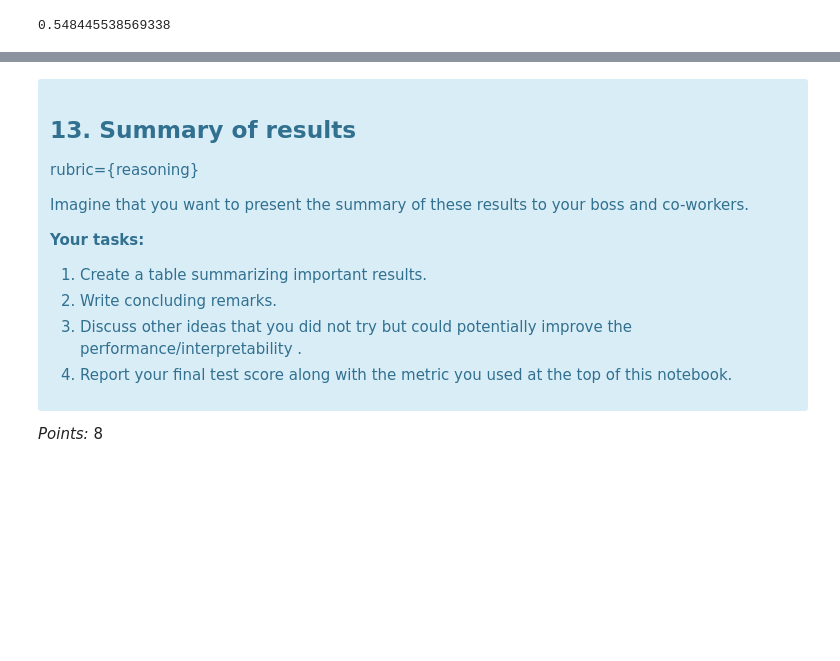
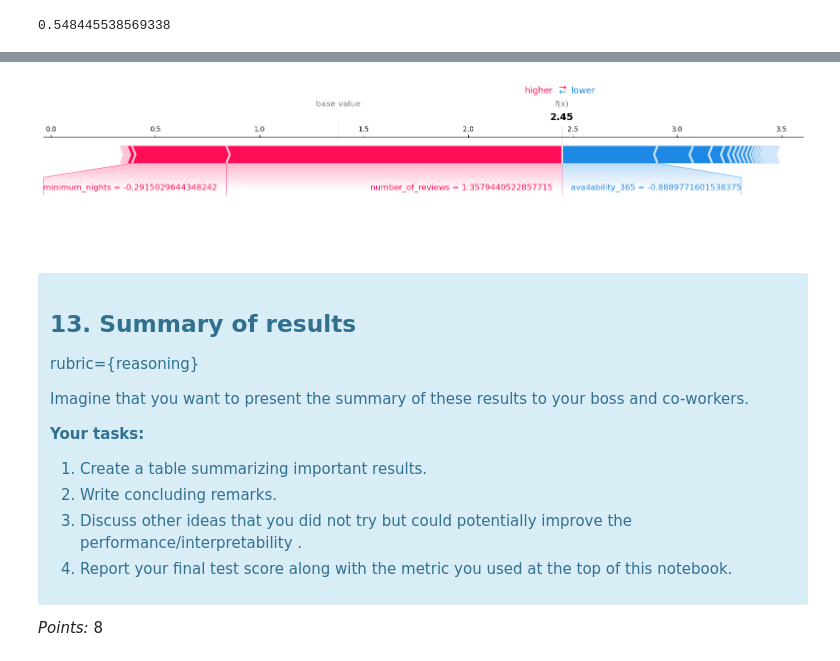
Before and after one commit to UBC-MDS/lab4_bnb_morris_eric, a Jupyter notebook: lab4.ipynb, the cells around one changed output, grey strips where cells are left out. Cells and saved outputs as stored; diff of their text form; code cells hidden in the pictures; blank space fills up the shorter version.

```diff
--- a/lab4.ipynb
+++ b/lab4.ipynb
@@ -688,3 +728,7 @@ final_score
+# %%
+shap.force_plot(lgbm_explainer.expected_value, test_lgbm_shap_values[-1], X_test_enc_df.iloc[-1,:], matplotlib=True)
+# %% [output]
+[figure, added]
 # %% [markdown]
 <!-- END QUESTION -->
 
```
Also changed, not shown: parts of 10 cells of this notebook.
